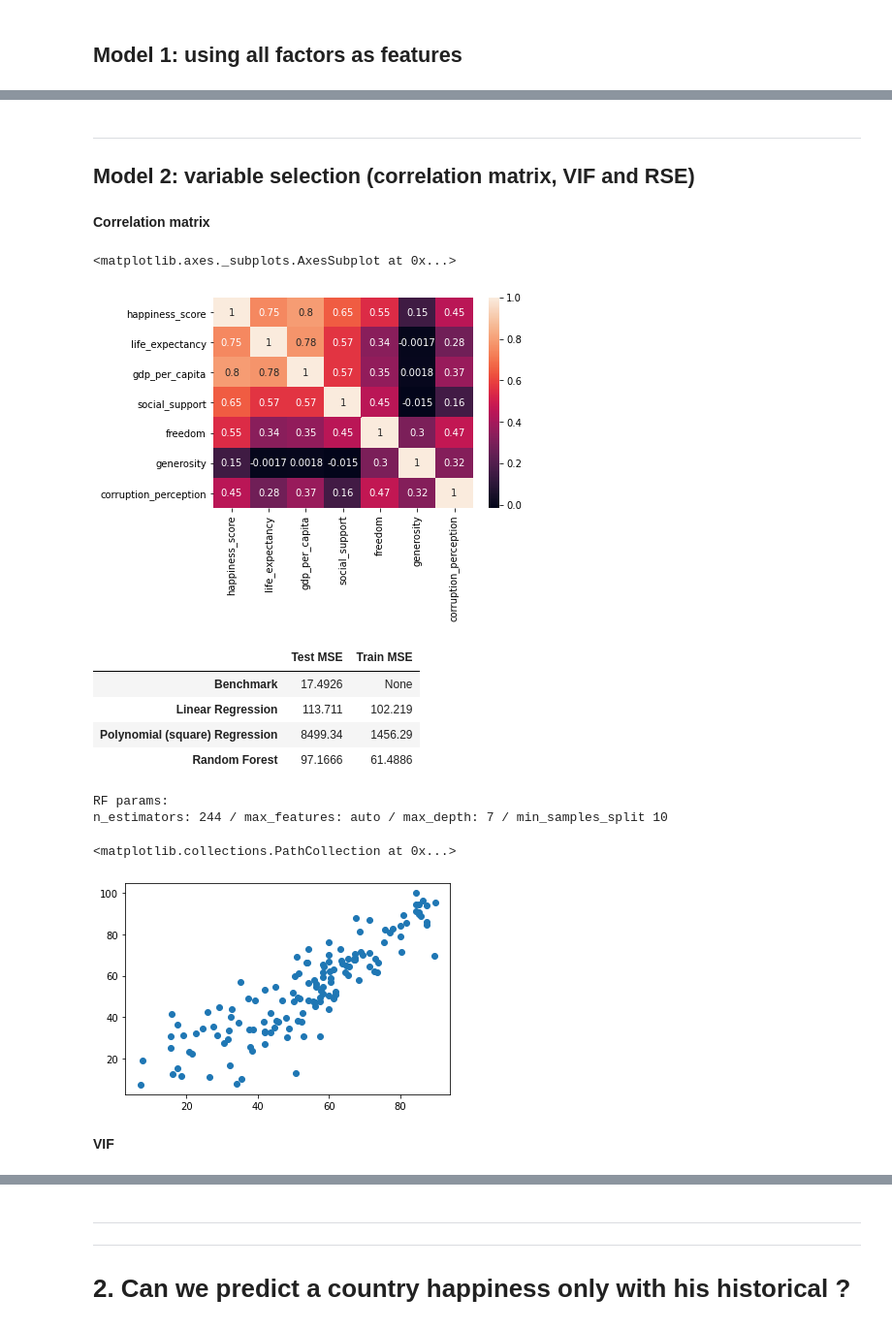
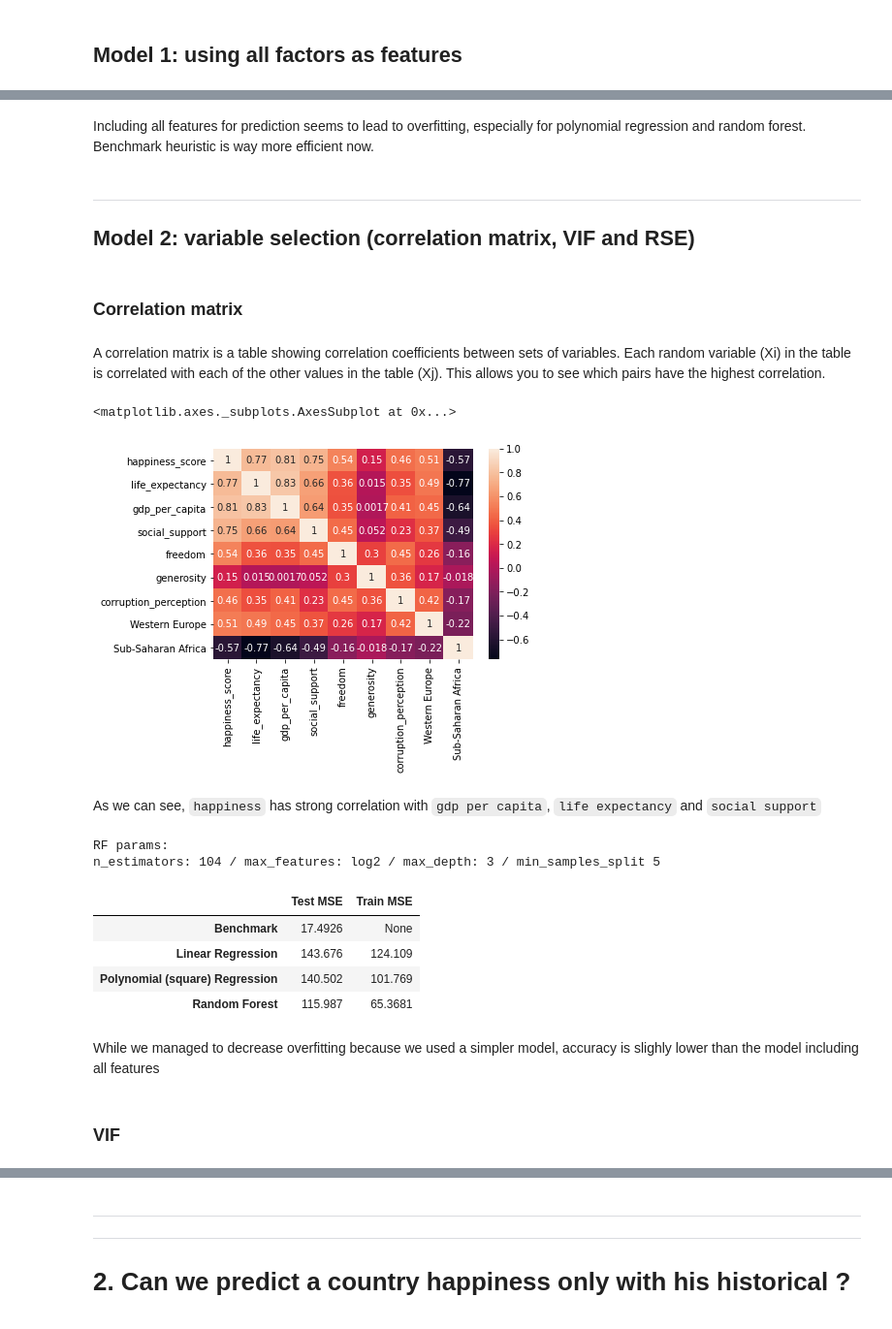
Before and after one commit to Maxence-Labesse/World-Happiness-Report, a Jupyter notebook: 5 Forecasting (Machine Learning).ipynb, the cells around one changed output, grey strips where cells are left out. Shown at 97% size. Cells and saved outputs as stored; diff of their text form; code cells hidden in the pictures.

```diff
--- a/5 Forecasting (Machine Learning).ipynb
+++ b/5 Forecasting (Machine Learning).ipynb
@@ -82,27 +82,11 @@ from sklearn.ensemble import RandomForestRegressor
 # %%
-# import cleaned and normalized data
-df = pd.read_csv('data/data_clean_norm.csv')
-
-df.sort_values(by=["country","year"],ascending=True)
-
-df['happiness_scoreP1'] = df.groupby('country')['happiness_score'].shift()
-
-df.set_index("country",inplace=True)
-
-df_dummies_reg = pd.get_dummies(df['region']).reset_index().drop_duplicates().set_index("country")
-
-df = pd.merge(df, df_dummies_reg, left_index=True, right_index=True, how="inner")
-
-
-df.drop(columns=["happiness_rank","region"],inplace=True)
-
-fact_train_set = df[df['year'].isin([2018])].copy()
-fact_test_set = df[df['year'].isin([2019])].copy()
-
+# import factors datasets
+fact_train_set = pd.read_csv('data/fact_train_set.csv', index_col="country")
+fact_test_set = pd.read_csv('data/fact_test_set.csv', index_col="country")
 
 # import historic datasets
-hist_train_set = pd.read_csv('data/train_set.csv', index_col="country")
-hist_test_set = pd.read_csv('data/test_set.csv', index_col="country")
+hist_train_set = pd.read_csv('data/hist_train_set.csv', index_col="country")
+hist_test_set = pd.read_csv('data/hist_test_set.csv', index_col="country")
 
 # drop region and year
 hist_train_set.drop(columns=['year','region'],inplace=True)
@@ -113,6 +97,10 @@ l_factors = ['life_expectancy', 'gdp_per_capita', 'social_support',
              'freedom','generosity', 'corruption_perception']
 
 l_happiness_histo = ['happiness_scoreP1', 'happiness_scoreP2', 'happiness_scoreP3']
+
+l_regions = ['Australia and New Zealand', 'Central and Eastern Europe', 'Eastern Asia', 'Latin America and Caribbean',
+            'Middle East and Northern Africa', 'North America', 'Southeastern Asia',
+            'Southern Asia', 'Sub-Saharan Africa', 'Western Europe']
 # %% [markdown]
 -------
 # About Modelisation
@@ -268,14 +156,21 @@ n_estimators: 225 / max_features: auto / max_depth: 5 / min_samples_split 20
+# %% [markdown]
+Including all features for prediction seems to lead to overfitting, especially for polynomial regression and random forest.
+Benchmark heuristic is way more efficient now.
 # %% [markdown]
 -------------
 <a name="MF2"></a>
 ## Model 2: variable selection (correlation matrix, VIF and RSE)
 # %% [markdown]
-**Correlation matrix**
+### Correlation matrix
+# %% [markdown]
+A correlation matrix is a table showing correlation coefficients between sets of variables. Each random variable (Xi) in the table is correlated with each of the other values in the table (Xj). This allows you to see which pairs have the highest correlation.
 # %%
-corr_matrix=df[["happiness_score"]+l_factors].corr()
+corr_matrix=fact_train_set[["happiness_score"]+l_factors+["Western Europe", "Sub-Saharan Africa"]].corr()
 
 sns.heatmap(corr_matrix, annot = True)
 # %% [output]
 <matplotlib.axes._subplots.AxesSubplot at 0x...>
-[figure, old version]
+[figure, new version]
+# %% [markdown]
+As we can see, `happiness` has strong correlation with `gdp per capita`, `life expectancy` and `social support`
 # %%
@@ -283,17 +178,14 @@ l_features = ['gdp_per_capita', 'life_expectancy', 'social_support', "freedom",
 # %%
-y_pred_lin, y_test = compare_algo(fact_train_set, fact_test_set, "happiness_score", l_features, benchmark_test)
+compare_algo(fact_train_set, fact_test_set, "happiness_score", l_features_corr, benchmark_test)
 # %% [output]
+RF params:
+n_estimators: 104 / max_features: log2 / max_depth: 3 / min_samples_split 5
 |  | Test MSE | Train MSE |
 | Benchmark | 17.4926 | None |
-| Linear Regression | 113.711 | 102.219 |
-| Polynomial (square) Regression | 8499.34 | 1456.29 |
-| Random Forest | 97.1666 | 61.4886 |
+| Linear Regression | 143.676 | 124.109 |
+| Polynomial (square) Regression | 140.502 | 101.769 |
+| Random Forest | 115.987 | 65.3681 |
-RF params:
-n_estimators: 244 / max_features: auto / max_depth: 7 / min_samples_split 10
-# %%
-plt.scatter(y_pred_lin, y_test)
-# %% [output]
-<matplotlib.collections.PathCollection at 0x...>
-[figure, removed]
+# %% [markdown]
+While we managed to decrease overfitting because we used a simpler model, accuracy is slighly lower than the model including all features
 # %% [markdown]
-**VIF**
+### VIF
```
Also changed, not shown: parts of 38 cells of this notebook, 10 other files.
